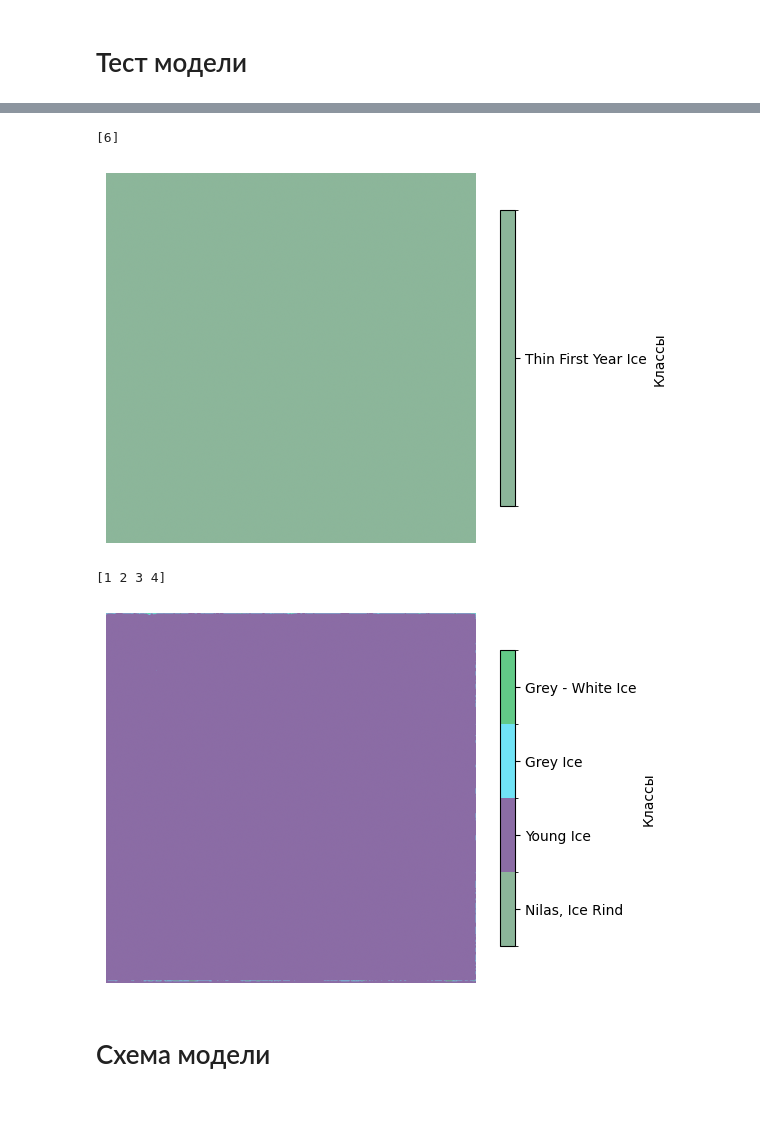
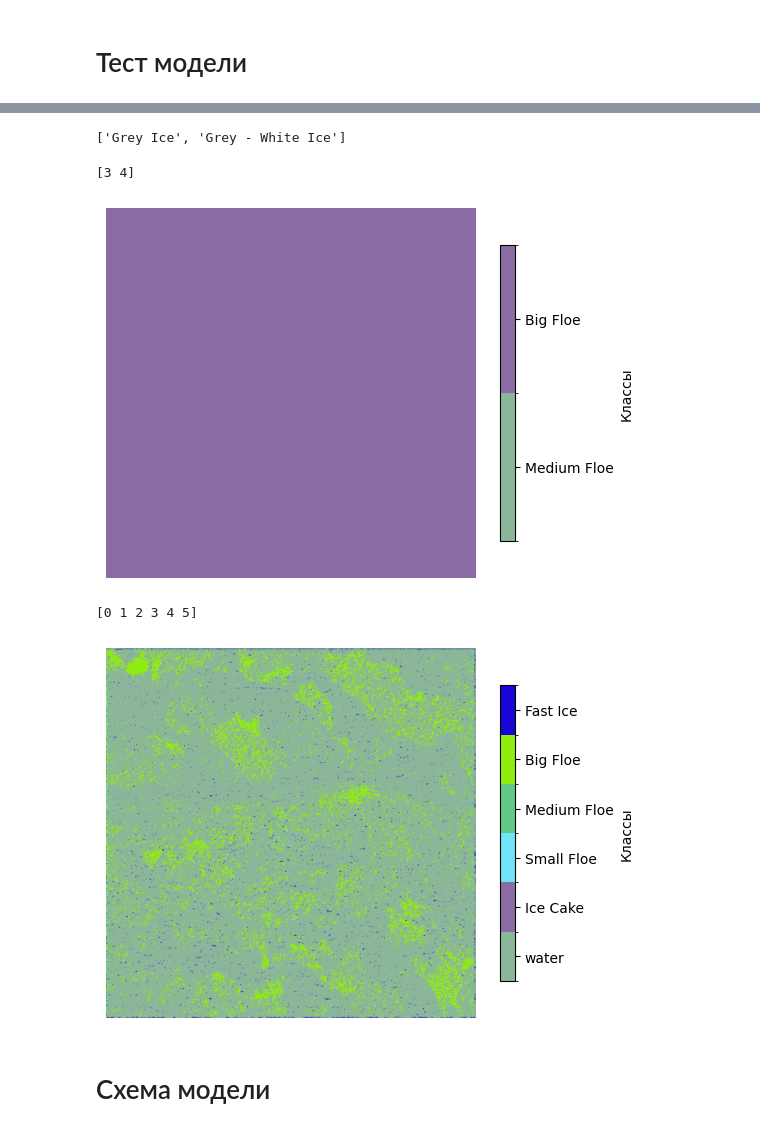
Before and after one commit to neykriim/learn_cycle, a Jupyter notebook: PSPNet main.ipynb, the cells around one changed output, grey strips where cells are left out. Saved outputs shown, nothing was run; the diff lists cells and outputs as text; code cells hidden in the pictures.

```diff
--- a/PSPNet main.ipynb
+++ b/PSPNet main.ipynb
@@ -10,7 +10,7 @@
 # Параметры блокнота
 # %%
 EPOCHS = 500
-BATCH_SIZE = 2
+BATCH_SIZE = 1
 NUM_WORKERS = 6
 # %% [markdown]
 # Импорты
@@ -507,11 +528,12 @@ device(type='cuda')
 os.environ['TORCH_HOME'] = 'models'
 
 layers = dataset.getLayers()
+classes = dataset.getClassesPerLayer()
 
 model = smp.UnetPlusPlus(
     encoder_name='efficientnet-b0',
     in_channels=len(layers[0]),
-    classes=len(layers[1]),
+    classes=len([item for sublist in dataset.getClassesPerLayer() for item in sublist]),
     activation='sigmoid'
 ).to(device)
 # %%
@@ -562,7 +584,7 @@ class EarlyStopping:
     def save_checkpoint(self, val_loss):
         self.val_loss_min = val_loss
 
-ES = EarlyStopping()
+ES = EarlyStopping(patience=5)
 # %% [markdown]
 # Цикл обучения
 # %%
@@ -738,3 +735,13 @@ iou_this
+# %%
+with open('ice_types_dict.json', 'r', encoding='utf-8-sig') as f:
+        ice_dict = json.load(f)['cifer']
+
+layers = dataset.getLayers()[1]
+layers = [i[0] for i in layers]
+layer = 0
+[ice_dict[layers[layer]][str(i)] for i in [dataset.getClassesPerLayer()[0][i] for i in (1,2)]]
+# %% [output]
+['Grey Ice', 'Grey - White Ice']
 # %%
 import matplotlib.colors as mcolors
 
@@ -746,20 +753,15 @@ def desc(s: torch.Tensor):
         "median: " + str(s.median().item())
     ])
 
-def evaluate(a: torch.Tensor):
+def showIMG(a:torch.Tensor, batch=0, layer=0, pred=False):
     classesPerLayer = dataset.getClassesPerLayer()
-
-    for batch in range(a.shape[0]):
-        for i in range(len(classesPerLayer)):
-            a[batch][i] *= classesPerLayer[i] - 1
-
-            a[batch][i] = torch.bucketize(a[batch][i], torch.tensor(range(classesPerLayer[i] - 1)))
-
-    return a.int()
-
-def showIMG(a:torch.Tensor, batch=0, layer=0):
-    #classesPerLayer = dataset.getClassesPerLayer()
-    labels = evaluate(a.cpu())[batch][layer]
+    m = 0
+    for j in range(layer):
+        m += len(classesPerLayer[layer])
+    labels = a.cpu()[batch][m : m + len(classesPerLayer[layer])]
+    if pred:
+        labels = torch.nn.functional.softmax(labels, dim=0)
+    labels = torch.argmax(labels, dim=0)
     classes = np.unique(labels)
     print(classes)
 
@@ -769,40 +771,41 @@ def showIMG(a:torch.Tensor, batch=0, layer=0):
         for i in classes
     }
 
     cmap = mcolors.ListedColormap([class_colors[i] for i in classes])
     bounds = np.arange(len(classes) + 1) - 0.5
     norm = mcolors.BoundaryNorm(bounds, cmap.N)
 
     fig, ax = plt.subplots()
     im = ax.imshow(labels, cmap=cmap, norm=norm)
     ax.axis('off')
 
     cbar = plt.colorbar(
         im,
         ax=ax,
         ticks=np.arange(len(classes)),
         spacing="uniform",
         shrink=0.8,
     )
     cbar.set_label("Классы")
     with open('ice_types_dict.json', 'r', encoding='utf-8-sig') as f:
         ice_dict = json.load(f)['cifer']
     layers = dataset.getLayers()[1]
     layers = [i[0] for i in layers]
-    cbar.ax.set_yticklabels([ice_dict[layers[layer]][[i for i in ice_dict[layers[layer]].keys() if not i in ('-9', '99')][i]] for i in classes])
+    cbar.ax.set_yticklabels([ice_dict[layers[layer]][str(i)] for i in [dataset.getClassesPerLayer()[layer][i] for i in classes]])
+    #cbar.ax.set_yticklabels([ice_dict[layers[layer]][[i for i in ice_dict[layers[layer]].keys() if not i in ('-9', '99')][i]] for i in classes])
 
     plt.show()
 
 batch = 0
-layer = 0
+layer = 1
 
 showIMG(vlabels, batch, layer)
-showIMG(voutputs, batch, layer)
+showIMG(voutputs, batch, layer, pred=True)
 # %% [output]
-[6]
+[3 4]
-[figure, old version]
+[figure, new version]
-[1 2 3 4]
+[0 1 2 3 4 5]
-[figure, old version]
+[figure, new version]
 # %% [markdown]
 # Схема модели
 # %%
```
Also changed, not shown: parts of 7 cells of this notebook.
